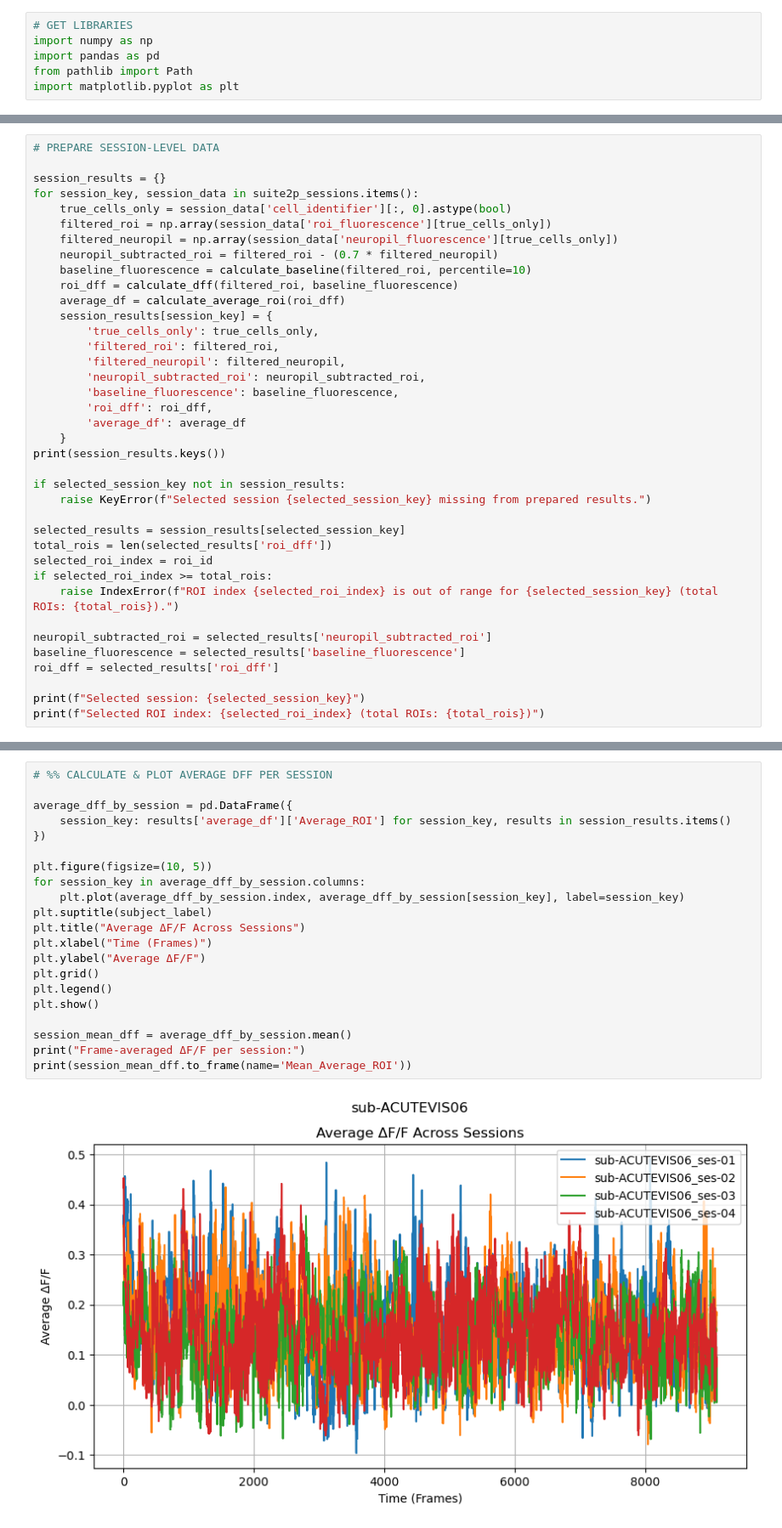
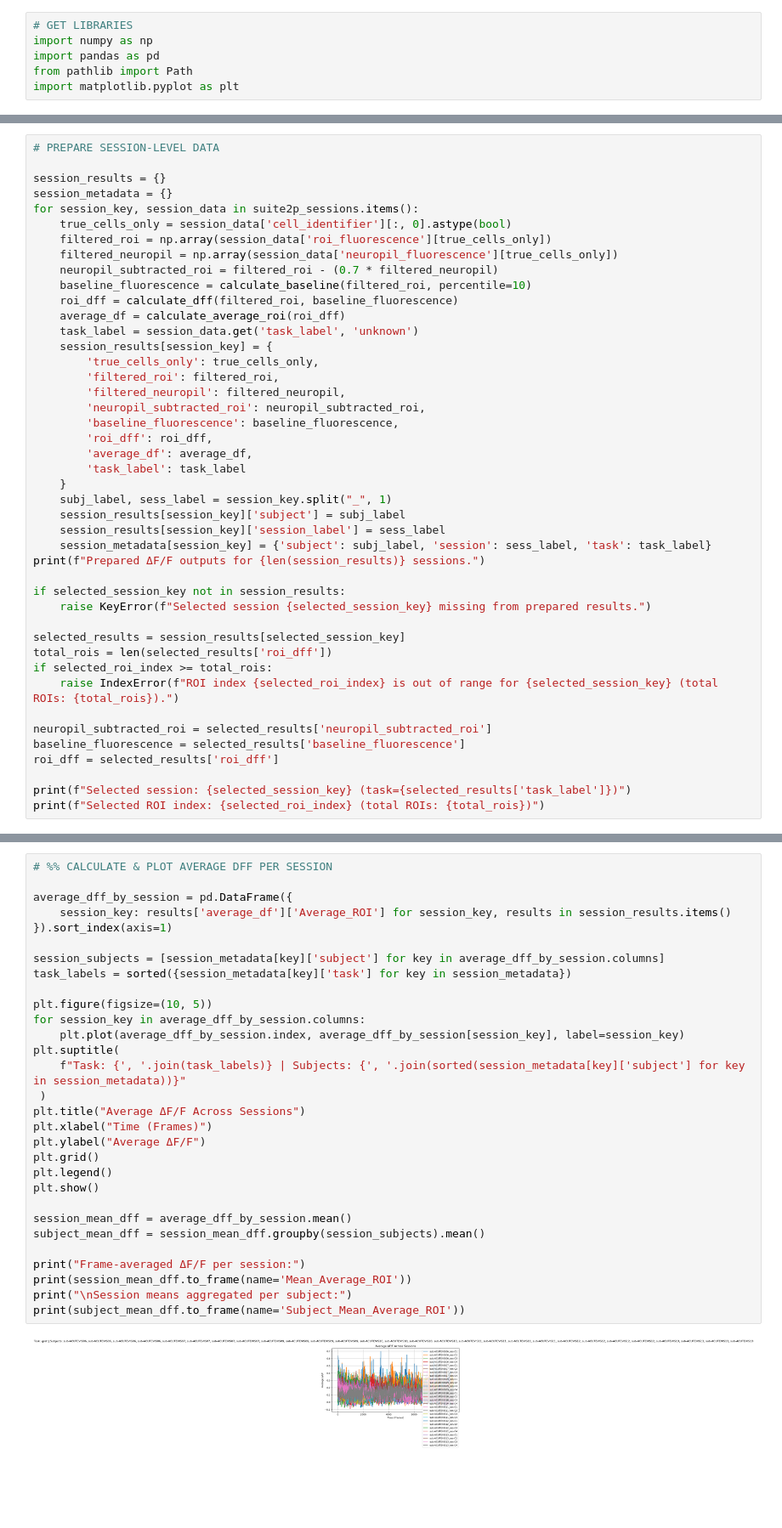
Before and after one commit to sindhujabaskar/sipelab_scripts, a Jupyter notebook: population_report.ipynb, the cells around one changed output, grey strips where cells are left out. Shown at 85% size. Drawn from its saved outputs; the diff is of its cells as text; blank space fills up the shorter version.

Commit message:
feat: visualization and loading logic for multiple animals and all sessions

```diff
--- a/population_report.ipynb
+++ b/population_report.ipynb
@@ -166,6 +209,7 @@ Generated RGB maps for ('sub-ACUTEVIS06', 'ses-02') with ROI 0 highlighted.
 # PREPARE SESSION-LEVEL DATA
 
 session_results = {}
+session_metadata = {}
 for session_key, session_data in suite2p_sessions.items():
     true_cells_only = session_data['cell_identifier'][:, 0].astype(bool)
     filtered_roi = np.array(session_data['roi_fluorescence'][true_cells_only])
@@ -174,6 +218,7 @@ for session_key, session_data in suite2p_sessions.items():
     baseline_fluorescence = calculate_baseline(filtered_roi, percentile=10)
     roi_dff = calculate_dff(filtered_roi, baseline_fluorescence)
     average_df = calculate_average_roi(roi_dff)
+    task_label = session_data.get('task_label', 'unknown')
     session_results[session_key] = {
         'true_cells_only': true_cells_only,
         'filtered_roi': filtered_roi,
@@ -181,16 +226,20 @@ for session_key, session_data in suite2p_sessions.items():
         'neuropil_subtracted_roi': neuropil_subtracted_roi,
         'baseline_fluorescence': baseline_fluorescence,
         'roi_dff': roi_dff,
-        'average_df': average_df
+        'average_df': average_df,
+        'task_label': task_label
     }
-print(session_results.keys())
+    subj_label, sess_label = session_key.split("_", 1)
+    session_results[session_key]['subject'] = subj_label
+    session_results[session_key]['session_label'] = sess_label
+    session_metadata[session_key] = {'subject': subj_label, 'session': sess_label, 'task': task_label}
+print(f"Prepared ΔF/F outputs for {len(session_results)} sessions.")
 
 if selected_session_key not in session_results:
     raise KeyError(f"Selected session {selected_session_key} missing from prepared results.")
 
 selected_results = session_results[selected_session_key]
 total_rois = len(selected_results['roi_dff'])
-selected_roi_index = roi_id
 if selected_roi_index >= total_rois:
     raise IndexError(f"ROI index {selected_roi_index} is out of range for {selected_session_key} (total ROIs: {total_rois}).")
 
@@ -198,6 +247,6 @@ neuropil_subtracted_roi = selected_results['neuropil_subtracted_roi']
 baseline_fluorescence = selected_results['baseline_fluorescence']
 roi_dff = selected_results['roi_dff']
 
-print(f"Selected session: {selected_session_key}")
+print(f"Selected session: {selected_session_key} (task={selected_results['task_label']})")
 print(f"Selected ROI index: {selected_roi_index} (total ROIs: {total_rois})")
 # %% [output]
@@ -207,25 +256,34 @@ Selected ROI index: 0 (total ROIs: 247)
 # %%
 # %% CALCULATE & PLOT AVERAGE DFF PER SESSION
 
 average_dff_by_session = pd.DataFrame({
     session_key: results['average_df']['Average_ROI'] for session_key, results in session_results.items()
-})
+}).sort_index(axis=1)
+
+session_subjects = [session_metadata[key]['subject'] for key in average_dff_by_session.columns]
+task_labels = sorted({session_metadata[key]['task'] for key in session_metadata})
 
 plt.figure(figsize=(10, 5))
 for session_key in average_dff_by_session.columns:
     plt.plot(average_dff_by_session.index, average_dff_by_session[session_key], label=session_key)
-plt.suptitle(subject_label)
+plt.suptitle(
+    f"Task: {', '.join(task_labels)} | Subjects: {', '.join(sorted(session_metadata[key]['subject'] for key in session_metadata))}"
+ )
 plt.title("Average ΔF/F Across Sessions")
 plt.xlabel("Time (Frames)")
 plt.ylabel("Average ΔF/F")
 plt.grid()
 plt.legend()
 plt.show()
 
 session_mean_dff = average_dff_by_session.mean()
+subject_mean_dff = session_mean_dff.groupby(session_subjects).mean()
+
 print("Frame-averaged ΔF/F per session:")
 print(session_mean_dff.to_frame(name='Mean_Average_ROI'))
+print("\nSession means aggregated per subject:")
+print(subject_mean_dff.to_frame(name='Subject_Mean_Average_ROI'))
 # %% [output]
-[figure, old version]
+[figure, new version]
 Frame-averaged ΔF/F per session:
                        Mean_Average_ROI
```
Also changed, not shown: parts of 12 cells of this notebook.
